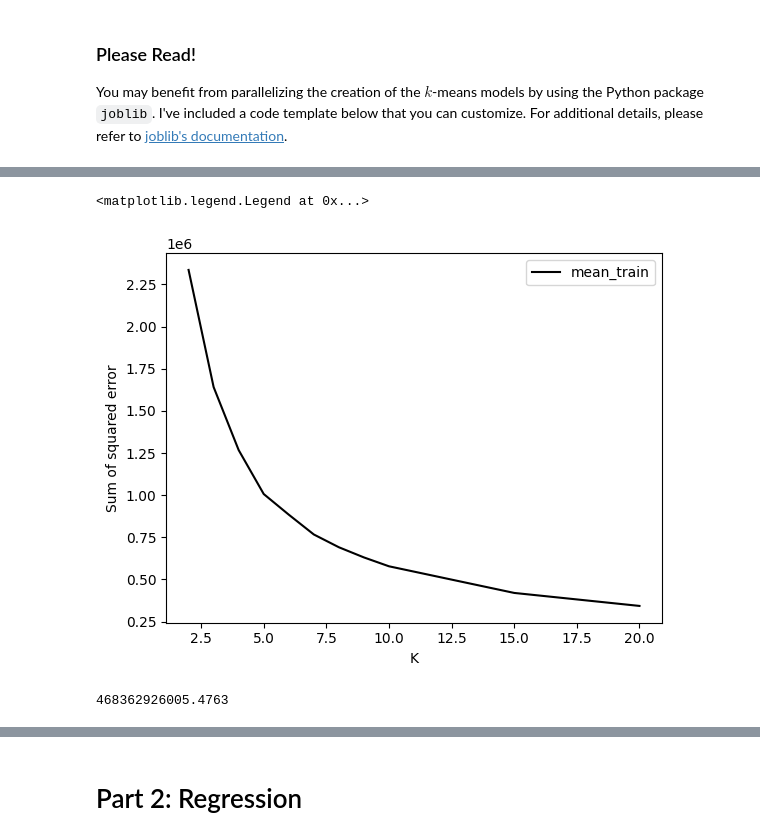
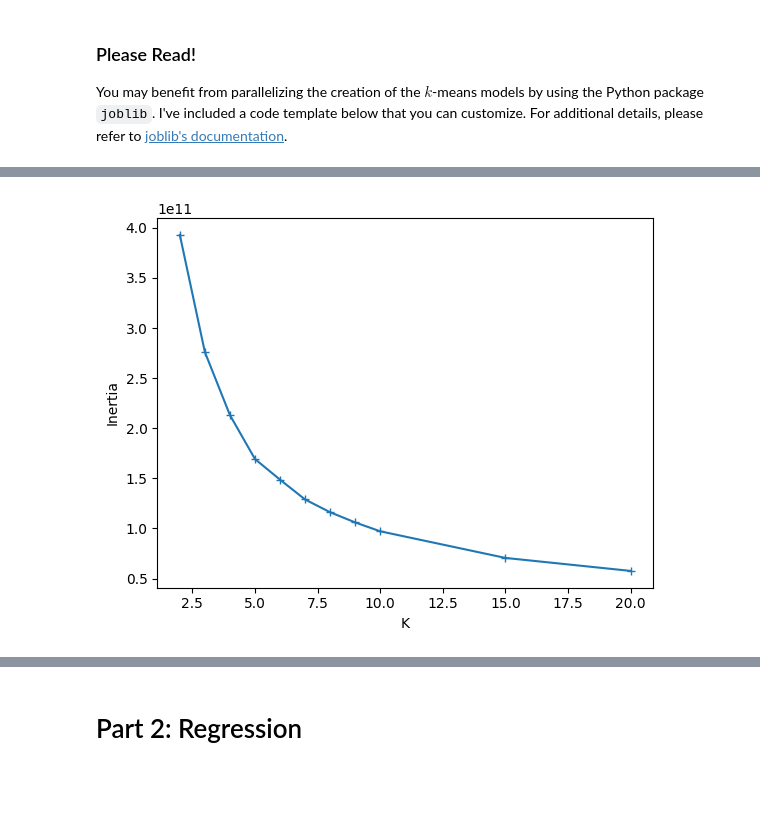
Before and after one commit to radio4444/Project-2, a Jupyter notebook: Project 2 - my version.ipynb, the cells around one changed output, grey strips where cells are left out. Drawn from its saved outputs; the diff is of its cells as text; code cells hidden in the pictures; blank space fills up the shorter version.

```diff
--- a/Project 2 - my version.ipynb
+++ b/Project 2 - my version.ipynb
@@ -155,9 +176,0 @@ The reason why I ask, because I don't see any data difference with or without, e
-# %%
-k_values=list(range(2,11))+[15,20]
-
-#n-clusters = int [not list]; figure out a way to get int.
-from sklearn.cluster import KMeans
-#fit: kmeans return type: kmeans
-
-for k in k_values:
-    kmeans = KMeans(n_clusters=k,random_state=23508893).fit(forest_train_proj_scaled) # fit vs fit_transform?
@@ -250,11 +222,0 @@ array([ 7,  3,  3, ...,  9, 13, 11])
-# %%
-# dataset= forest_train_proj | centers = kmeans.cluster_centers_ | labels = kmeans.labels | mean=true
-# total_inertia(forest_train_proj,kmeans.cluster_centers_,kmeans.labels_,mean=True)
-
-mean_train = []
-num_samples,_ = forest_train_proj_scaled.shape
-for k in k_values:
-    km= KMeans(n_clusters=k, random_state=23508893).fit(forest_train_proj_scaled)
-    u = km.inertia_/num_samples
-    mean_train.append(u)
-    print("The inertia for: ", k, "Clusters is:", u)
@@ -273,21 +223,24 @@ The inertia for:  20 Clusters is: 342673.29269367456
-# %%
-plt.xlabel('K')
-plt.ylabel('Sum of squared error')
-plt.plot(k_values, mean_train, color = 'black', label ='mean_train')
-# plt.plot(k_values, forest_valid_inertia, color = 'blue', label ='mean_valid')
-plt.legend(['mean_train', 'mean_valid'])
-# %% [output]
-<matplotlib.legend.Legend at 0x...>
-[figure, removed]
-# %%
-#combine mean_valid and mean_train cell
-# dataset= forest_validation_proj | centers = kmeans.cluster_centers_ | mean=false
-# total_inertia(dataset,centers,labels,distance=None,mean=True)
-# mean_valid = []
-# for k in k_values:
-#     forest_valid_inertia =total_inertia(forest_validation_proj,kmeans.cluster_centers_, kmeans.labels_, mean=True, distance=None)
-#     km= KMeans(n_clusters=k).fit(forest_validation_proj)
-#     mean_valid.append(forest_valid_inertia)
-total_inertia(forest_validation_proj_scaled,kmeans.cluster_centers_, kmeans.labels_, mean=False, distance=None)
-# %% [output]
-468362926005.4763
+# %%
+from sklearn.cluster import KMeans
+from sklearn import metrics
+from scipy.spatial.distance import cdist
+
+k_values = list(range(2,11))+[15,20]
+
+inertias_list = []
+k_model_list = []
+cluster_list = []
+
+for k in k_values:
+    k_model = KMeans(n_clusters=k, random_state=23508893).fit(forest_train_proj_scaled)
+    cluster = k_model.predict(forest_train_proj_scaled)
+    k_model_list.append(k_model)
+    inertias_list.append(k_model.inertia_)
+
+# Plot the elbow curve # comment this out.
+plt.plot(k_values, inertias_list, marker ='+')
+plt.xlabel("K")
+plt.ylabel('Inertia')
+plt.show()
+# %% [output]
+[figure, added]
```
Also changed, not shown: parts of 27 cells of this notebook.
